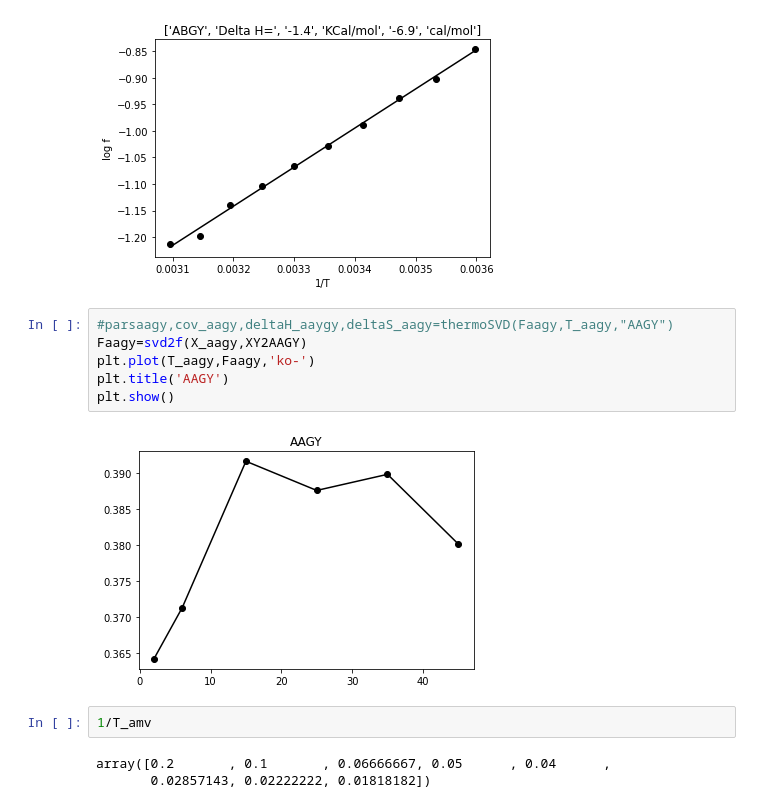
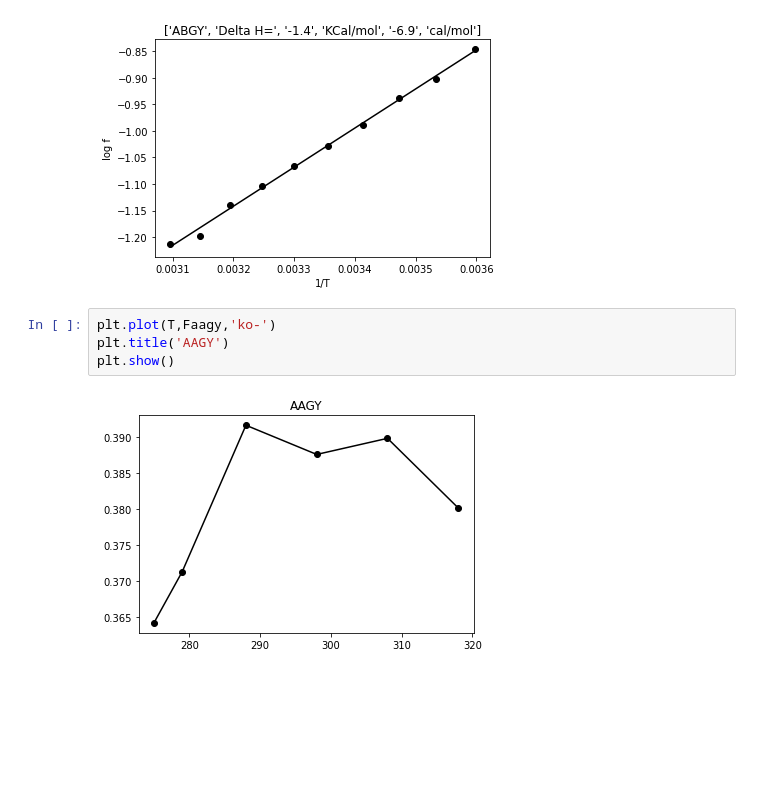
Before and after one commit to adbioc/Specroscopy, a Jupyter notebook: CD_nov.ipynb, the cells around one changed output. Cells and saved outputs as stored; diff of their text form; blank space fills up the shorter version.

```diff
--- a/CD_nov.ipynb
+++ b/CD_nov.ipynb
@@ -420,15 +422,8 @@ parsabgy,cov_abgy,deltaH_abgy,deltaS_abgy=thermoSVD(Fabgy,T_abgy,"ABGY")
 [figure]
 [figure]
 # %%
-#parsaagy,cov_aagy,deltaH_aaygy,deltaS_aagy=thermoSVD(Faagy,T_aagy,"AAGY")
-Faagy=svd2f(X_aagy,XY2AAGY)
-plt.plot(T_aagy,Faagy,'ko-')
+plt.plot(T,Faagy,'ko-')
 plt.title('AAGY')
 plt.show()
 # %% [output]
-[figure, old version]
+[figure, new version]
-# %%
-1/T_amv
-# %% [output]
-array([0.2       , 0.1       , 0.06666667, 0.05      , 0.04      ,
-       0.02857143, 0.02222222, 0.01818182])
```
Also changed, not shown: parts of 9 cells of this notebook.
